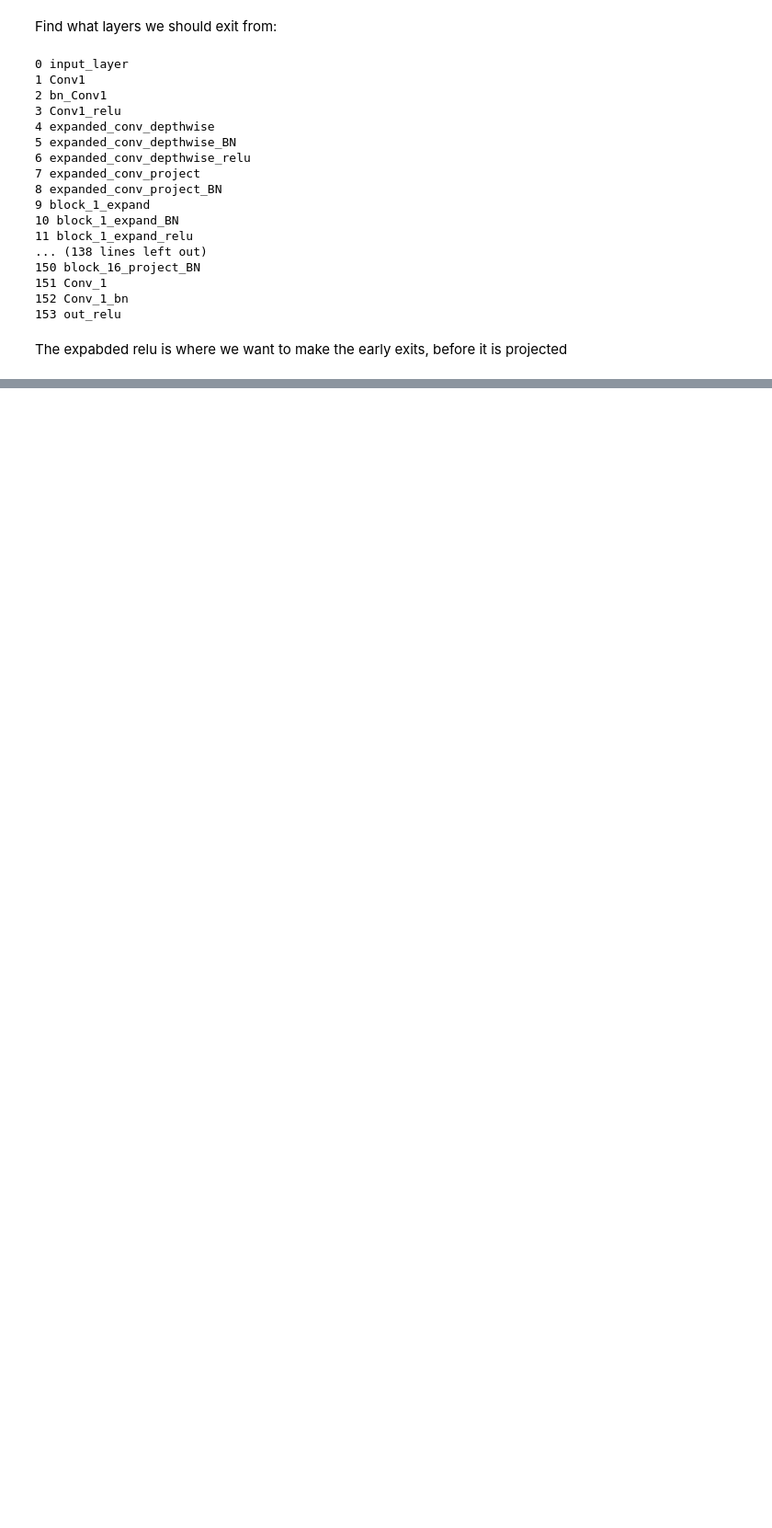
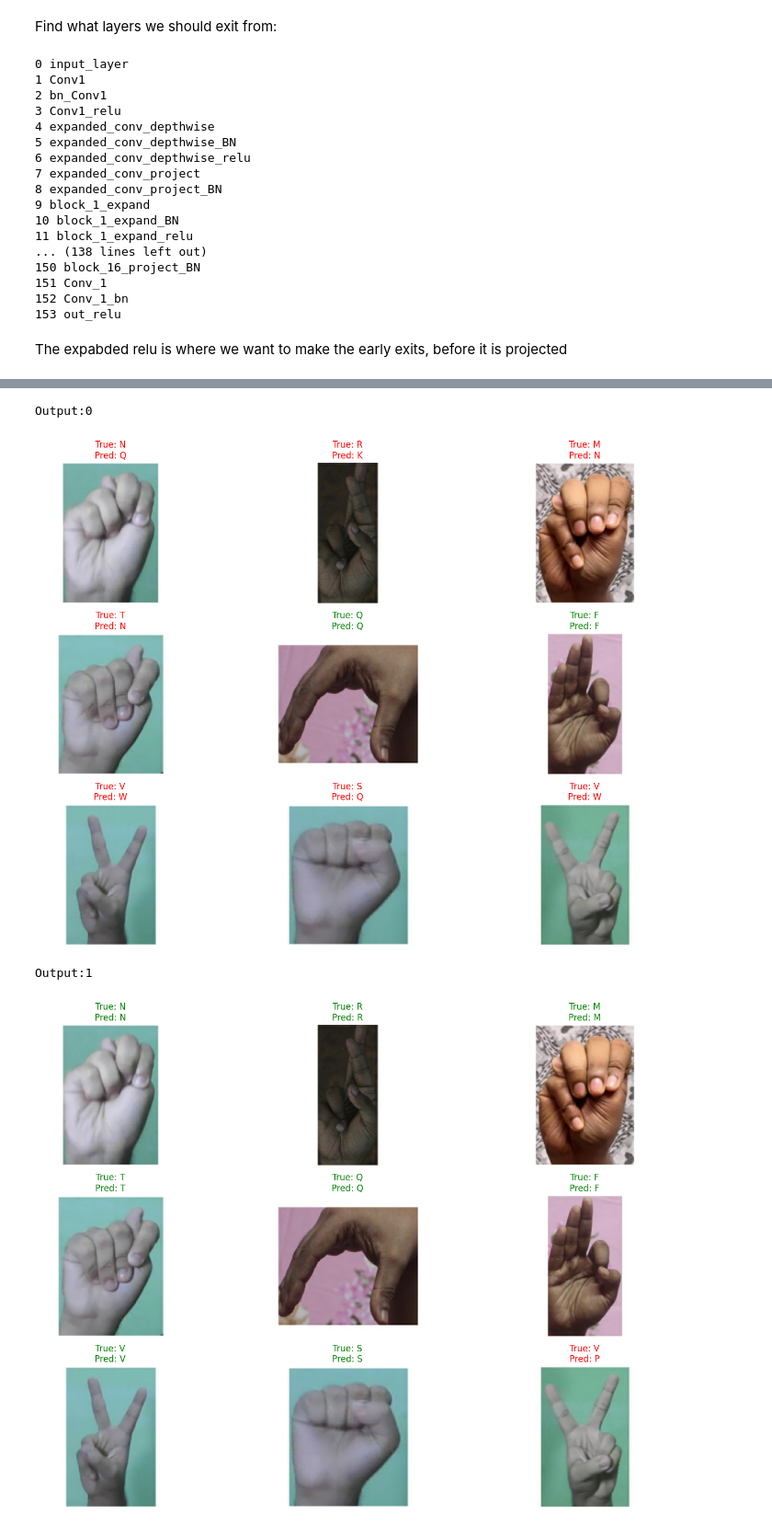
Before and after one commit to JenniferShearer/ENDG-511-Project-Repo, a Jupyter notebook: project_jenny.ipynb, the cells around one changed output, grey strips where cells are left out. Shown at 92% size. Saved outputs shown, nothing was run; the diff lists cells and outputs as text; code cells hidden in the pictures; blank space fills up the shorter version.

```diff
--- a/project_jenny.ipynb
+++ b/project_jenny.ipynb
@@ -214,0 +306,3 @@ NewModel.fit(
+# %%
+for images, labels_one_hot in test_ds.take(1):
+    break
@@ -214,0 +312,9 @@ NewModel.fit(
+# %%
+predictions = NewModel.predict(images)
+true_labels = tf.argmax(labels_one_hot[2], axis=1).numpy()
+exit_names = ["Exit 1 (early exit)", "Exit 2 (intermediate exit)", "Final Output"]
+
+for i, pred in enumerate(predictions):
+    y_pred = np.argmax(pred, axis=1)
+    accuracy = np.mean(y_pred == true_labels)
+    print(f"Overall accuracy for {exit_names[i]}: {accuracy*100:.2f}%")
@@ -214,0 +326,25 @@ NewModel.fit(
+# %%
+true_labels = tf.argmax(labels_one_hot[2], axis=1).numpy()
+for j in range(3):
+  print(f"Output:{j}")
+  predicted_labels = tf.argmax(predictions[j], axis=1).numpy()
+
+  plt.figure(figsize=(15, 10))
+  for i in range(min(len(images), 9)):
+      plt.subplot(3, 3, i + 1)
+      plt.imshow(images[i].numpy().astype("uint8"))
+
+      true_class_name = labels[true_labels[i]]
+      predicted_class_name = labels[predicted_labels[i]]
+
+      color = "green" if true_class_name == predicted_class_name else "red"
+      plt.title(f"True: {true_class_name.upper()}\nPred: {predicted_class_name.upper()}", color=color)
+      plt.axis("off")
+
+  plt.tight_layout()
+  plt.show()
+# %% [output]
+Output:0
+[figure, added]
+Output:1
+[figure, added]
```
Also changed, not shown: parts of 13 cells of this notebook.
